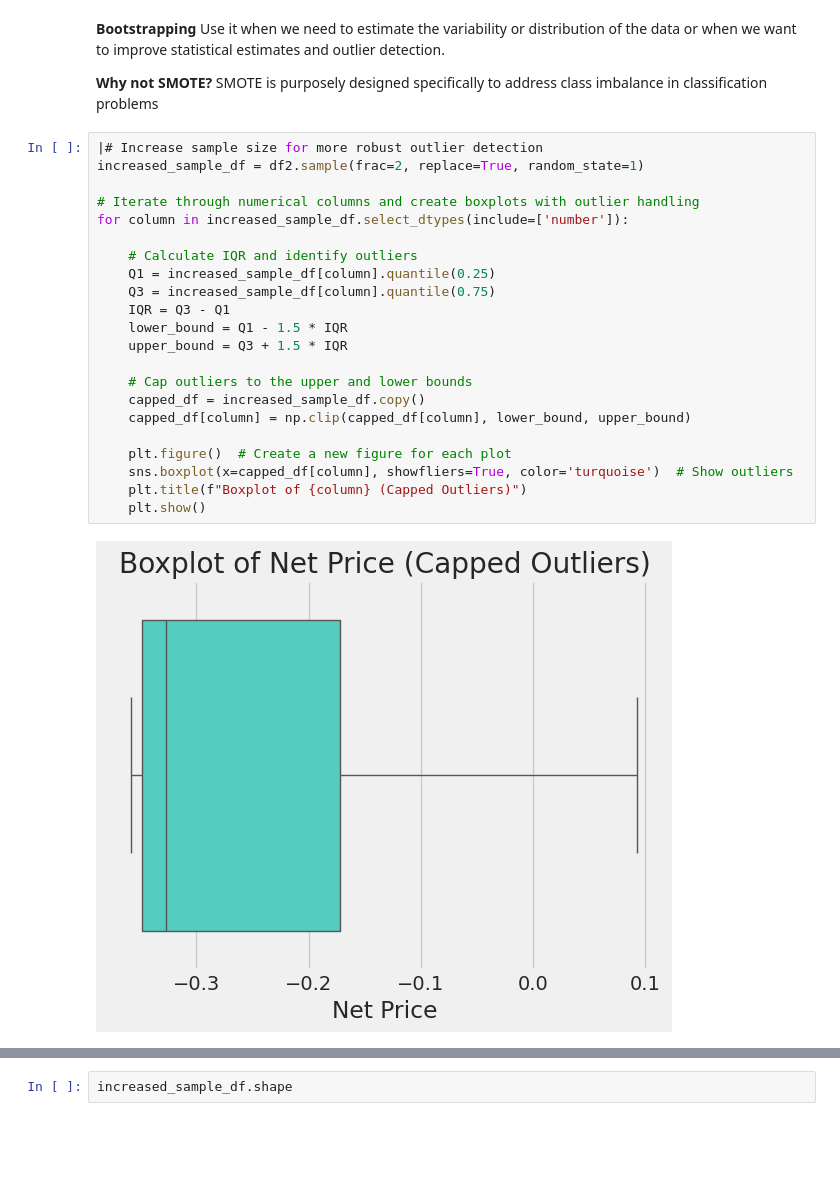
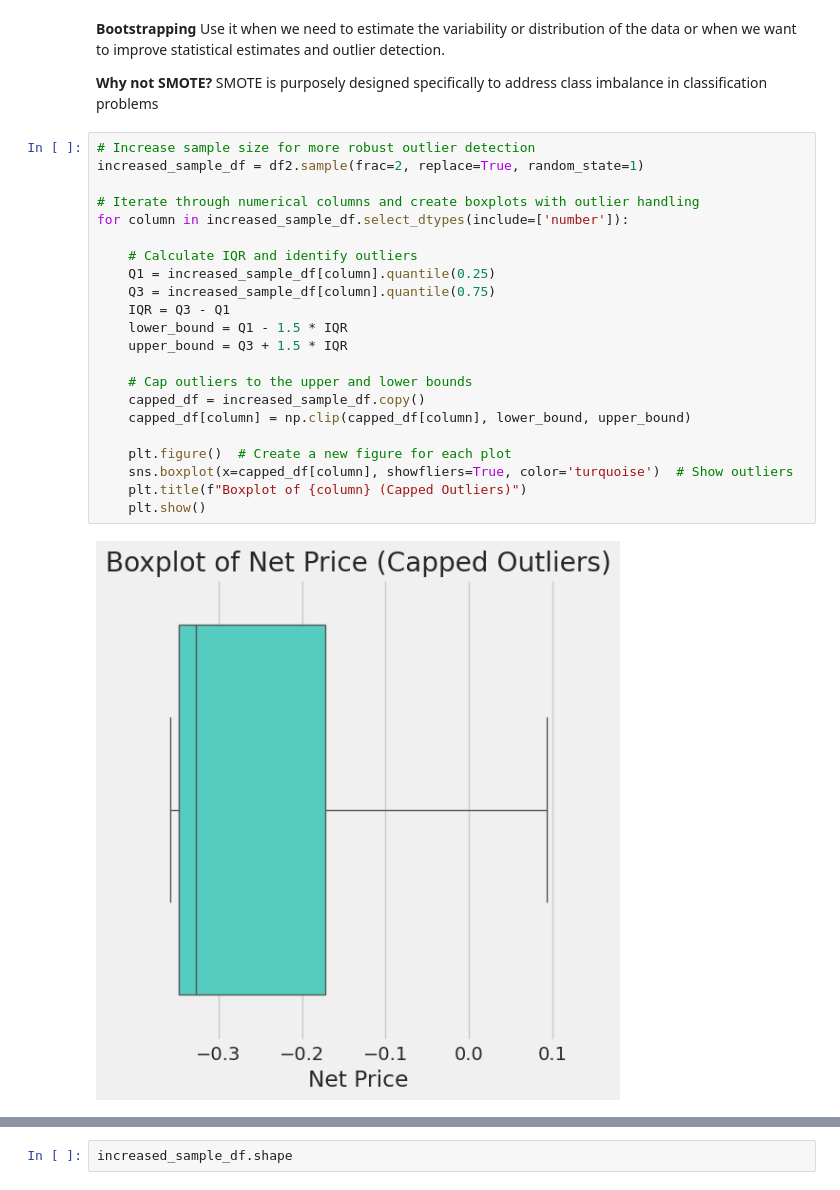
Before and after one commit to MaryVII/Inventory-Demand-Prediction, a Jupyter notebook: Inventory Demand Prediction.ipynb, the cells around one changed output, grey strips where cells are left out. Drawn from its saved outputs; the diff is of its cells as text; blank space fills up the shorter version.

```diff
--- a/Inventory Demand Prediction.ipynb
+++ b/Inventory Demand Prediction.ipynb
@@ -345,26 +358,26 @@ Use it when we need to estimate the variability or distribution of the data or w
 **Why not SMOTE?** </p>
 SMOTE is purposely designed specifically to address class imbalance in classification problems
 # %%
-|# Increase sample size for more robust outlier detection
+# Increase sample size for more robust outlier detection
 increased_sample_df = df2.sample(frac=2, replace=True, random_state=1)
 
 # Iterate through numerical columns and create boxplots with outlier handling
 for column in increased_sample_df.select_dtypes(include=['number']):
 
     # Calculate IQR and identify outliers
     Q1 = increased_sample_df[column].quantile(0.25)
     Q3 = increased_sample_df[column].quantile(0.75)
     IQR = Q3 - Q1
     lower_bound = Q1 - 1.5 * IQR
     upper_bound = Q3 + 1.5 * IQR
 
     # Cap outliers to the upper and lower bounds
     capped_df = increased_sample_df.copy()
     capped_df[column] = np.clip(capped_df[column], lower_bound, upper_bound)
 
     plt.figure()  # Create a new figure for each plot
     sns.boxplot(x=capped_df[column], showfliers=True, color='turquoise')  # Show outliers
     plt.title(f"Boxplot of {column} (Capped Outliers)")
     plt.show()
 # %% [output]
-[figure, old version]
+[figure, new version]
```
Also changed, not shown: parts of 14 cells of this notebook.
